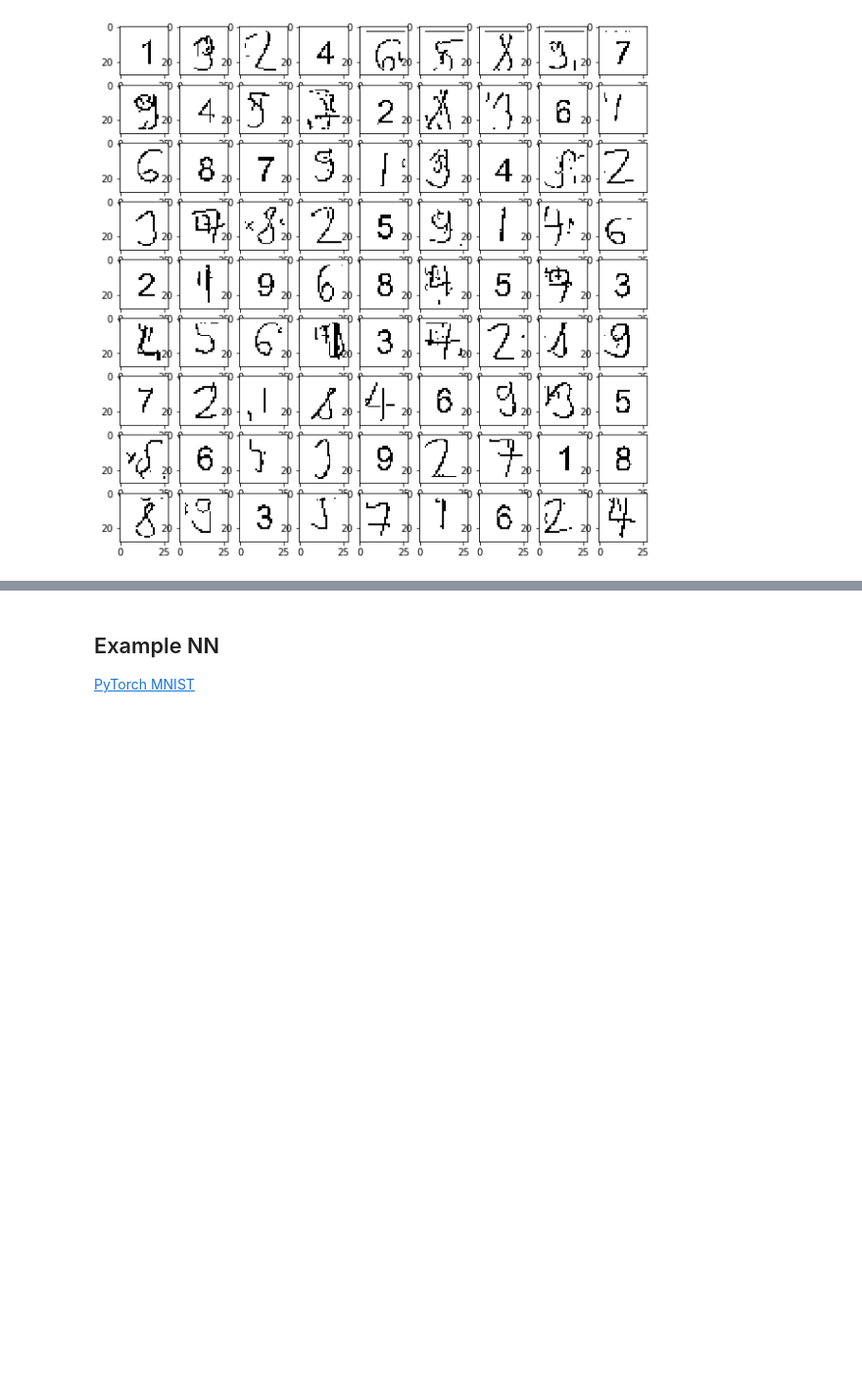
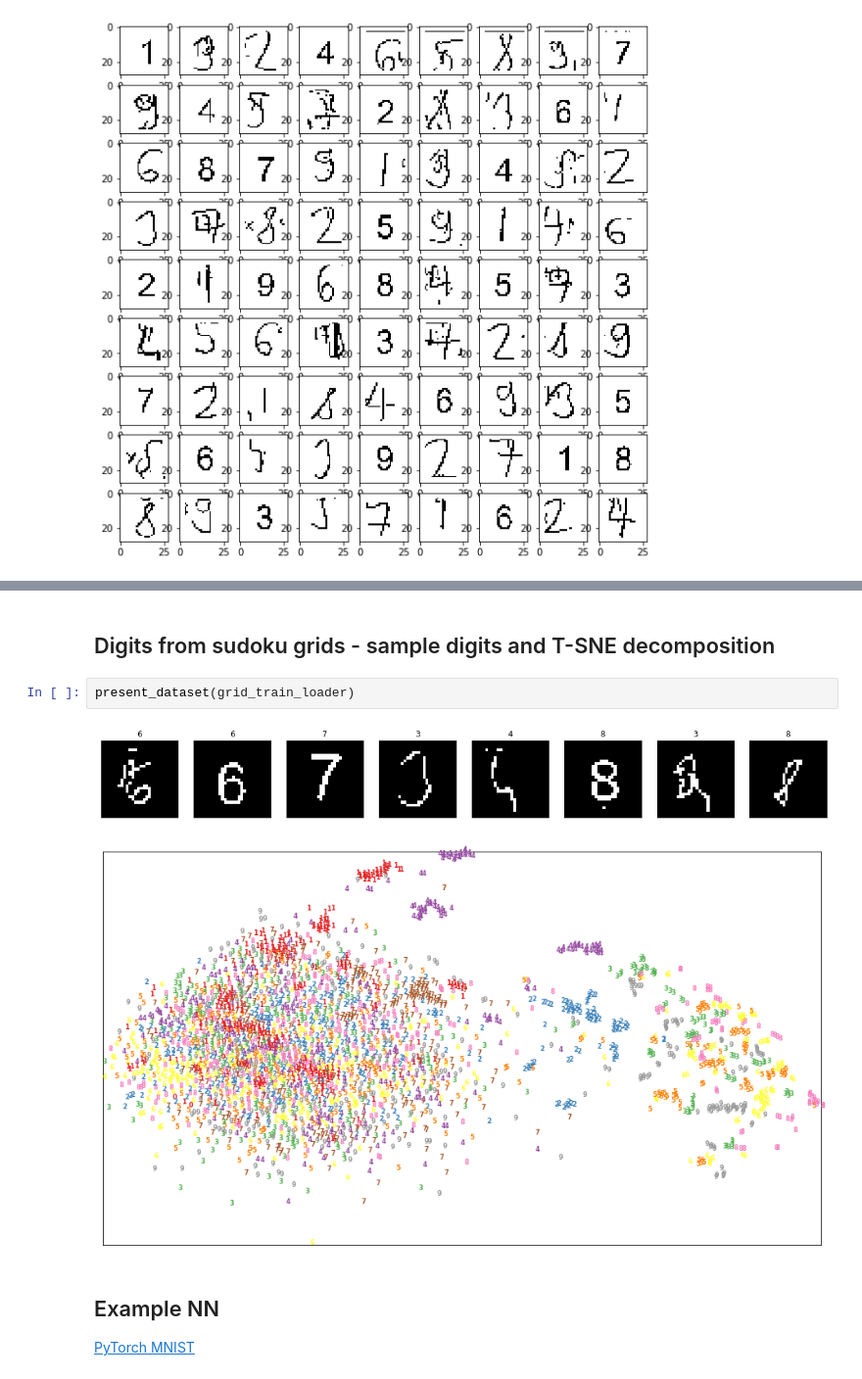
Before and after one commit to iCarrrot/nn_sudoku_project, a Jupyter notebook: Project.ipynb, the cells around one changed output, grey strips where cells are left out. Shown at 98% size. Drawn from its saved outputs; the diff is of its cells as text; blank space fills up the shorter version.

```diff
--- a/Project.ipynb
+++ b/Project.ipynb
@@ -93,3 +173,10 @@ digits.shape
+# %% [markdown]
+## Digits from sudoku grids - sample digits and T-SNE decomposition
+# %%
+present_dataset(grid_train_loader)
+# %% [output]
+[figure, added]
+[figure, added]
 # %% [markdown]
 ## Example NN
 [PyTorch MNIST](https://github.com/pytorch/examples/blob/master/mnist/main.py)
```
Also changed, not shown: parts of 10 cells of this notebook.
